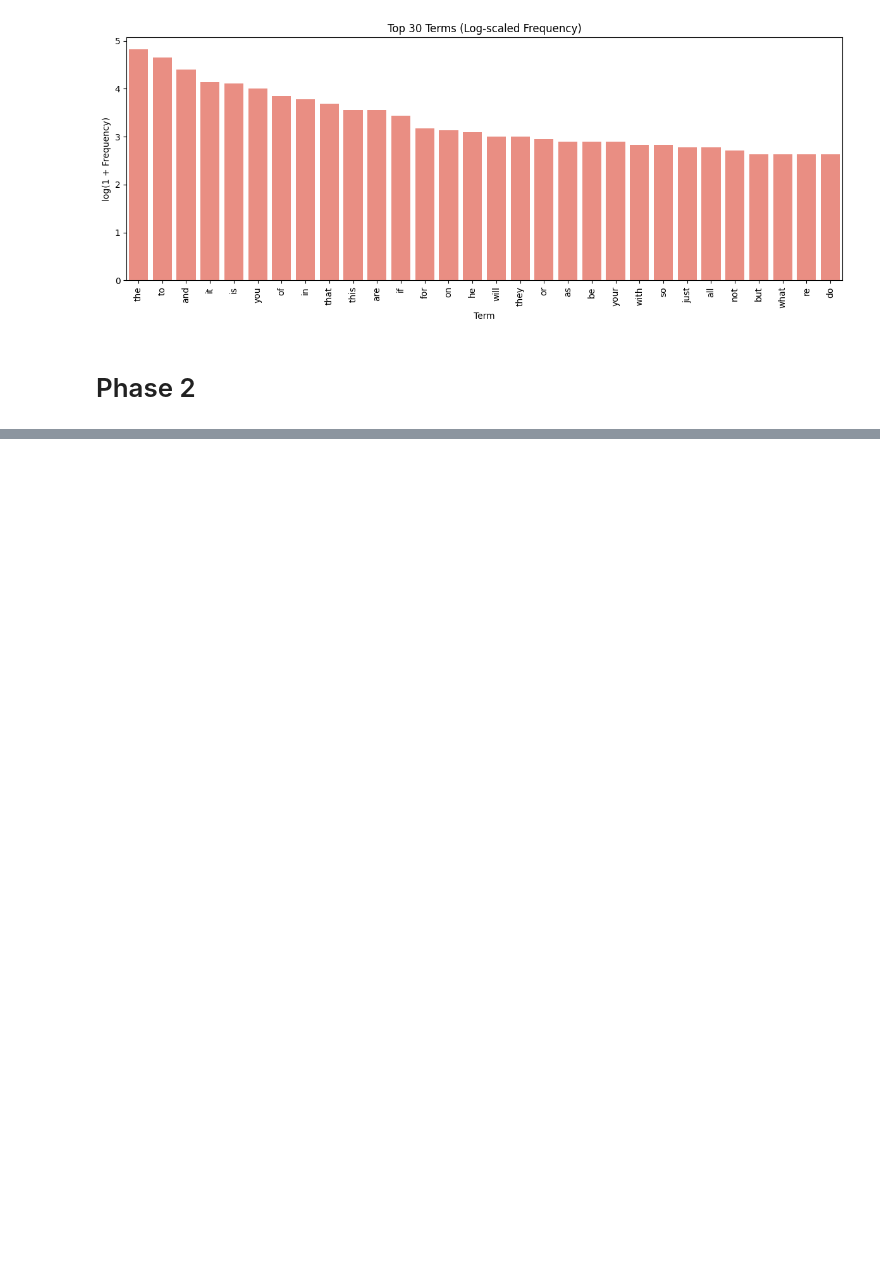
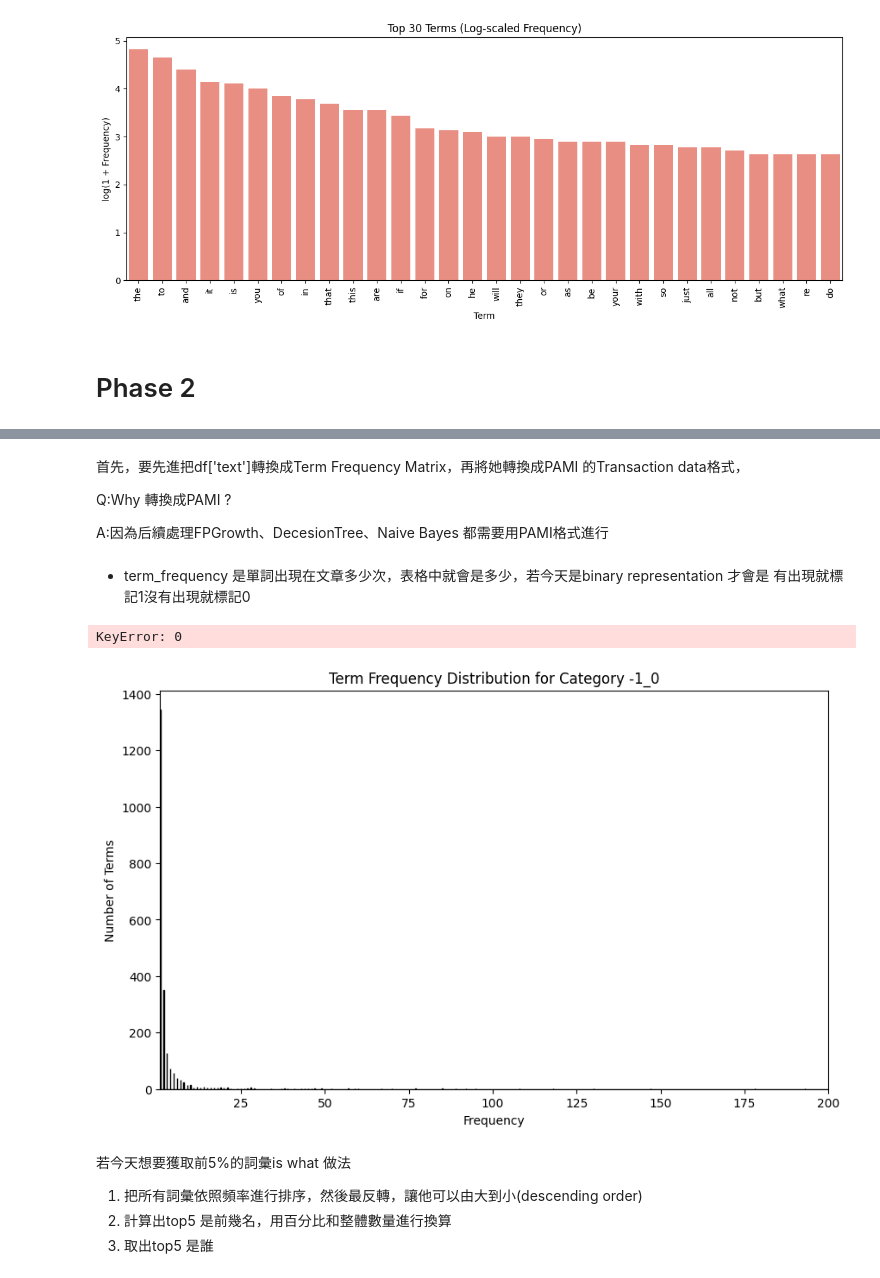
Before and after one commit to lala040221/DM2025-Lab1-Exercise, a Jupyter notebook: DM2025-Lab1-Homework.ipynb, the cells around one changed output, grey strips where cells are left out. Drawn from its saved outputs; the diff is of its cells as text; code cells hidden in the pictures; blank space fills up the shorter version.

```diff
--- a/DM2025-Lab1-Homework.ipynb
+++ b/DM2025-Lab1-Homework.ipynb
@@ -597,0 +640,2 @@ plt.show()
+# %%
+df['text_cleaned'] = df['text'].apply(clean_text_for_cp950)
@@ -597,0 +649,49 @@ plt.show()
+# %% [markdown]
+首先，要先進把df['text']轉換成Term Frequency Matrix，再將她轉換成PAMI 的Transaction data格式，
+
+Q:Why 轉換成PAMI ?
+
+A:因為后續處理FPGrowth、DecesionTree、Naive Bayes 都需要用PAMI格式進行
+# %%
+import pandas as pd
+from sklearn.feature_extraction.text import CountVectorizer
+
+def create_term_frequency_df(df):
+    count_vect = CountVectorizer()#建立count_vect:讓他理解去學習切割句子、小寫的規則
+    X_counts = count_vect.fit_transform(df['text_cleaned'])#fit是建立一個字典裏面有所有的詞彙，transform是用這些詞彙去建立Text Freauency表格
+    words = count_vect.get_feature_names_out()
+    term_document_df = pd.DataFrame(X_counts.toarray(),columns = words)
+    return term_document_df
+# %%
+categories = df['category_name_safe'].unique()
+# category_dfs = {key(鍵):value(值) for 元素 in 元素iteration} 建立一個辭典，只要知道category是甚麼就可以取出所有屬於這個category內容
+category_dfs = { category : df[df['category_name_safe'] == category] for category in categories}
+filt_term_document_dfs = {}
+for category in categories:
+    # 呼叫您定義的函數，傳入特定類別的子 DataFrame
+    filt_term_document_dfs[category] = create_term_frequency_df(category_dfs[category])
+# %% [markdown]
+* term_frequency 是單詞出現在文章多少次，表格中就會是多少，若今天是binary representation 才會是 有出現就標記1沒有出現就標記0
+# %%
+print(filt_term_document_dfs[0])
+# %% [output]
+KeyError: 0
+# %%
+import matplotlib.pyplot as plt
+# 試著畫出所有的詞彙出現的頻率，並且由高到低
+category_number = 0
+word_counts = filt_term_document_dfs[categories[category_number]].sum(axis=0).to_numpy()
+plt.figure(figsize=(10,6))
+plt.hist(word_counts, bins=5000, color='blue', edgecolor='black')
+plt.title(f'Term Frequency Distribution for Category {categories[category_number]}')
+plt.xlabel('Frequency')
+plt.ylabel('Number of Terms')
+plt.xlim(1, 200)
+plt.show()
+# %% [output]
+[figure, added]
+# %% [markdown]
+若今天想要獲取前5%的詞彙is what 做法
+1. 把所有詞彙依照頻率進行排序，然後最反轉，讓他可以由大到小(descending order)
+2. 計算出top5 是前幾名，用百分比和整體數量進行換算
+3. 取出top5 是誰
```
Also changed, not shown: parts of 82 cells of this notebook, 6 other files.
